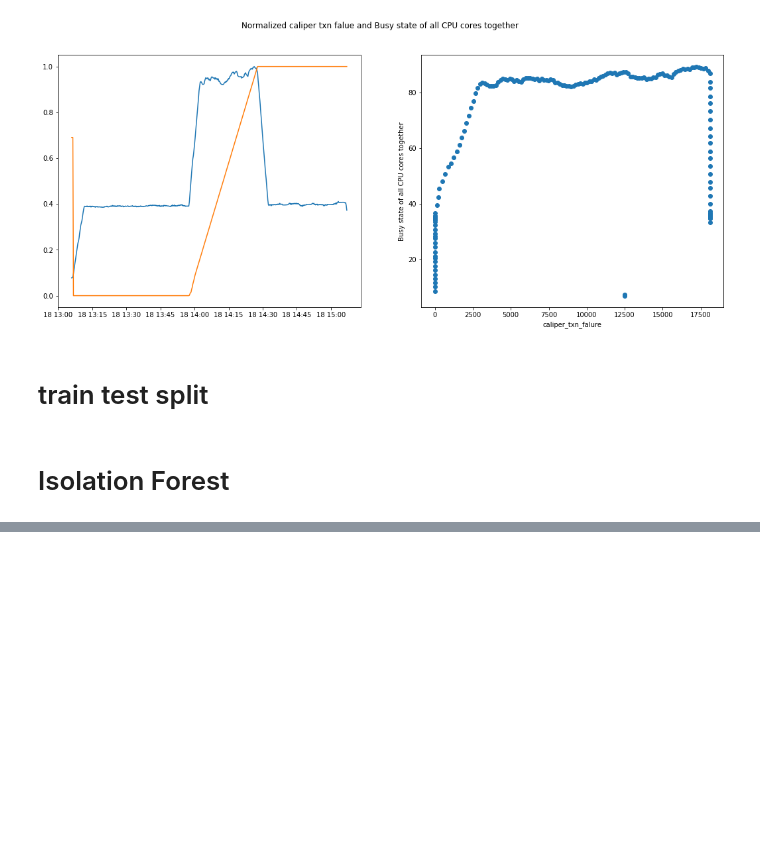
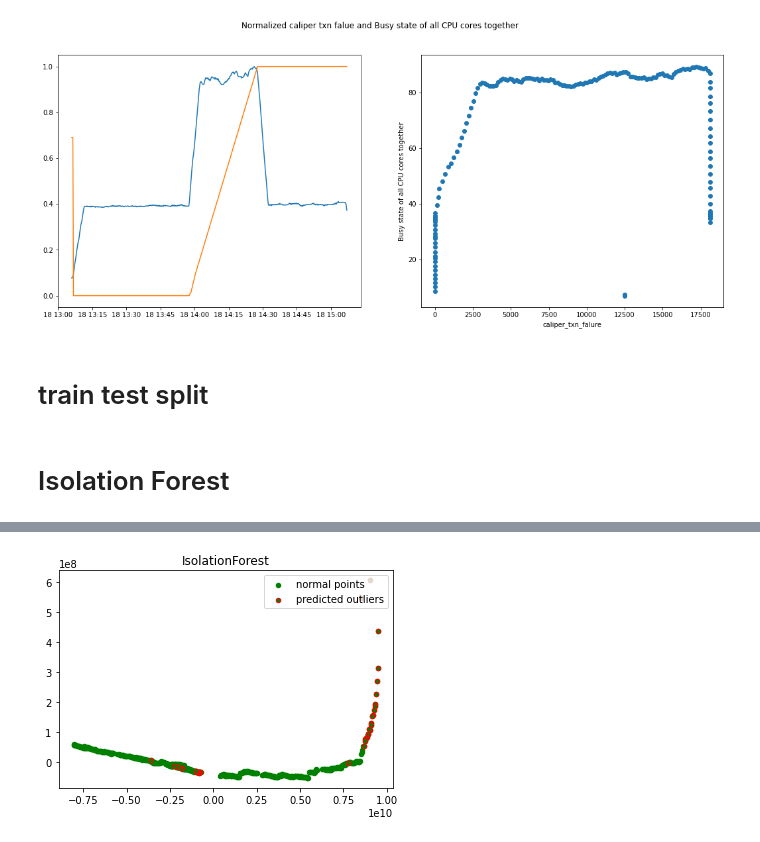
Before and after one commit to ole2252/FMS-AD, a Jupyter notebook: Correlation.ipynb, the cells around one changed output, grey strips where cells are left out. Drawn from its saved outputs; the diff is of its cells as text; code cells hidden in the pictures; blank space fills up the shorter version.

```diff
--- a/Correlation.ipynb
+++ b/Correlation.ipynb
@@ -300,8 +300,14 @@ for feature in selected_features_names:
 # %%
 from sklearn.model_selection import train_test_split
 # random state = 0 to preserve time series may change later.
-X_train, X_test, y_train, y_test = train_test_split(label_data.drop('label', axis=1), label_data.label, test_size=0.33, random_state=0)
-normalized_X_train,normalized_X_test, normalized_y_train, normalized_y_test = train_test_split(normalized_label_data.drop('label', axis=1), normalized_label_data.label, test_size=0.33, random_state=42)
+X_train,X_test, y_train, y_test = train_test_split(label_data.drop('label', axis=1), normalized_label_data.label, test_size=0.33, random_state=0)
+# normalized_X_train,normalized_X_test, normalized_y_train, normalized_y_test = train_test_split(normalized_label_data.drop('label', axis=1), normalized_label_data.label, test_size=0.33, random_state=0)
+
+y_train = y_train.to_frame()
+y_train['time'] = X_train.time
+
+X_train = X_train.reset_index()
+y_train = y_train.reset_index()
 # %% [markdown]
 # Isolation Forest
 # %% [markdown]
@@ -315,0 +367,15 @@ ValueError: Number of features of the model must match the input. Model n_featur
+# %%
+from sklearn.decomposition import PCA
+pca = PCA(2)
+pca.fit(df)
+res=pd.DataFrame(pca.transform(df))
+Z = np.array(res)
+plt.title("IsolationForest")
+plt.contourf( Z, cmap=plt.cm.Blues_r)
+b1 = plt.scatter(res[0], res[1], c='green',
+                 s=20,label="normal points")
+b1 =plt.scatter(res.iloc[outlier_index,0],res.iloc[outlier_index,1], c='green',s=20,  edgecolor="red",label="predicted outliers")
+plt.legend(loc="upper right")
+plt.show()
+# %% [output]
+[figure, added]
```
Also changed, not shown: parts of 12 cells of this notebook.
